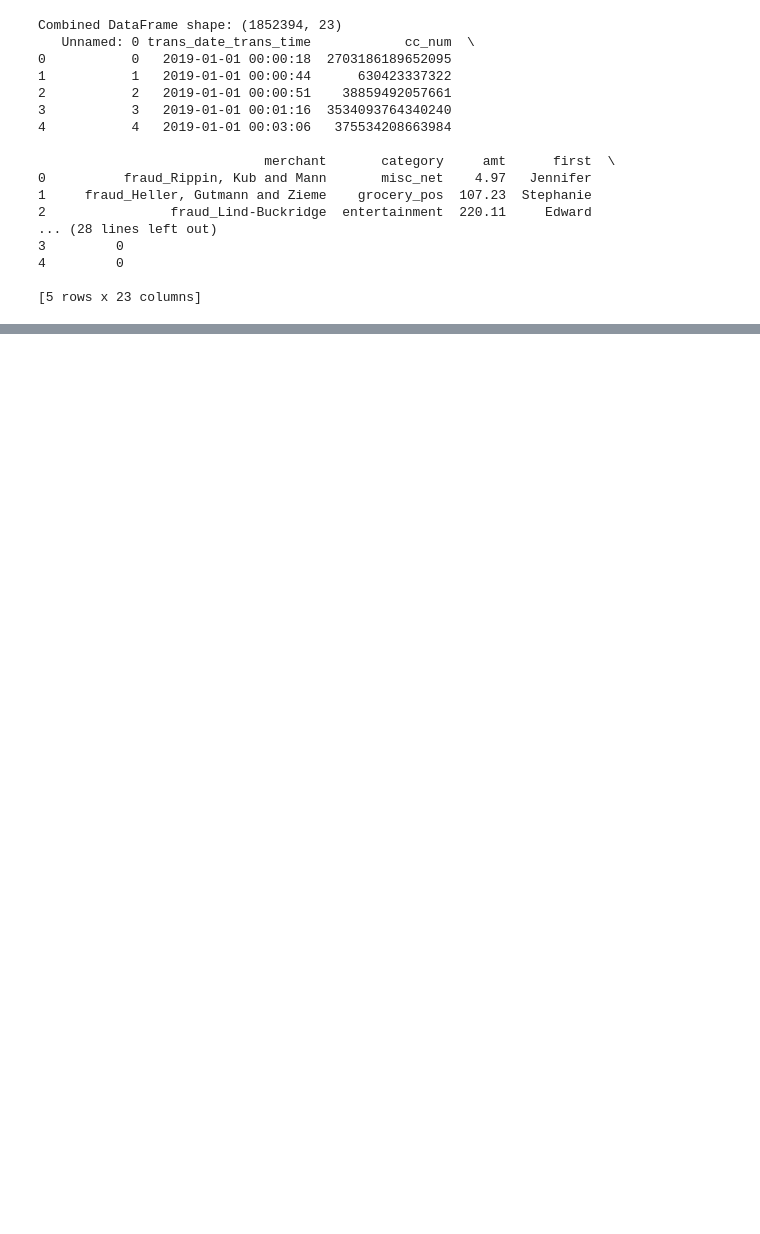
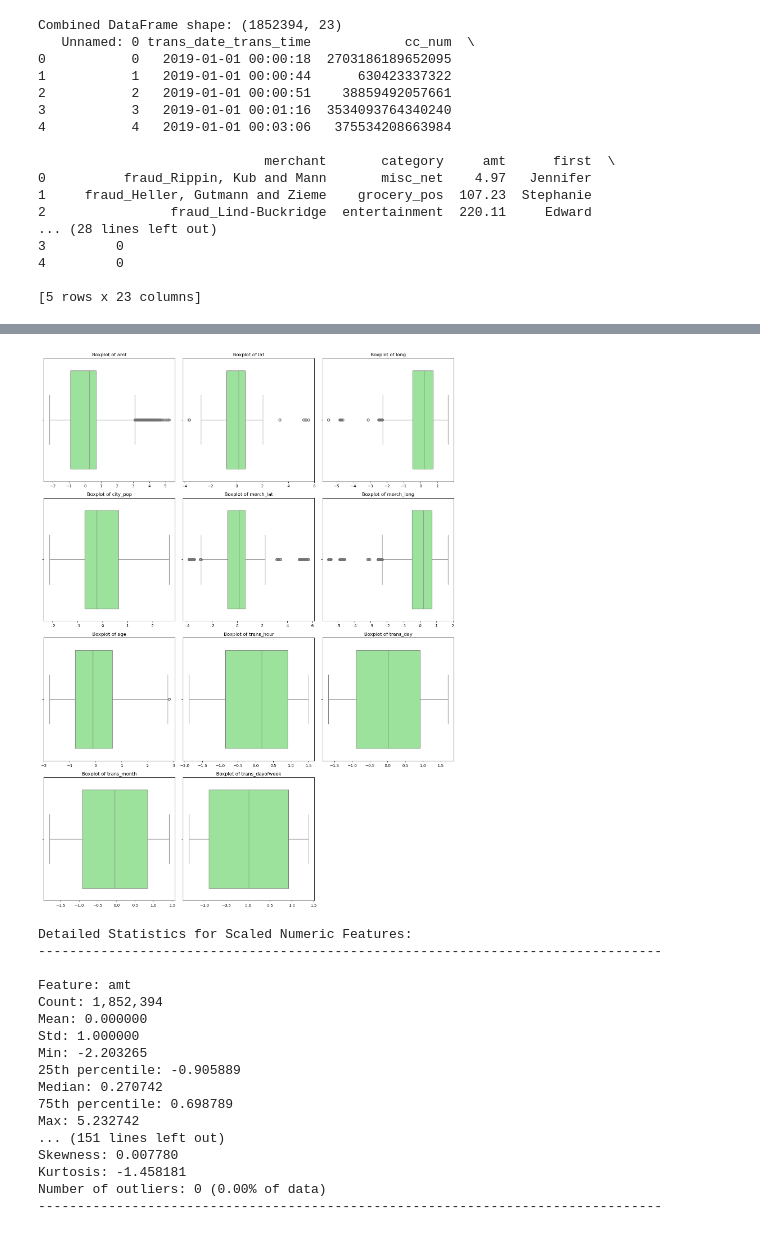
Before and after one commit to RaghuRamSatt/FraudFusion, a Jupyter notebook: Data_Preprocessing.ipynb, the cells around one changed output, grey strips where cells are left out. Cells and saved outputs as stored; diff of their text form; code cells hidden in the pictures; blank space fills up the shorter version.

```diff
--- a/Data_Preprocessing.ipynb
+++ b/Data_Preprocessing.ipynb
@@ -352,0 +471,68 @@ Combined DataFrame shape: (1852394, 23)
+# %%
+import matplotlib.pyplot as plt
+import seaborn as sns
+import pandas as pd
+import numpy as np
+
+# List of numeric features that were scaled
+num_features = ['amt', 'lat', 'long', 'city_pop', 'merch_lat', 'merch_long',
+                'age', 'trans_hour', 'trans_day', 'trans_month', 'trans_dayofweek']
+
+# Create boxplots
+plt.figure(figsize=(15, 20))
+for i, col in enumerate(num_features, 1):
+    plt.subplot(4, 3, i)
+    sns.boxplot(x=df[col], color='lightgreen')
+    plt.title(f"Boxplot of {col}")
+    plt.xlabel("")
+
+plt.tight_layout()
+plt.show()
+
+# Print detailed statistics for each feature
+print("Detailed Statistics for Scaled Numeric Features:")
+print("-" * 80)
+for col in num_features:
+    stats = df[col].describe()
+    iqr = stats['75%'] - stats['25%']
+    skew = df[col].skew()
+    kurtosis = df[col].kurtosis()
+
+    print(f"\nFeature: {col}")
+    print(f"Count: {stats['count']:,.0f}")
+    print(f"Mean: {stats['mean']:.6f}")
+    print(f"Std: {stats['std']:.6f}")
+    print(f"Min: {stats['min']:.6f}")
+    print(f"25th percentile: {stats['25%']:.6f}")
+    print(f"Median: {stats['50%']:.6f}")
+    print(f"75th percentile: {stats['75%']:.6f}")
+    print(f"Max: {stats['max']:.6f}")
+    print(f"IQR: {iqr:.6f}")
+    print(f"Skewness: {skew:.6f}")
+    print(f"Kurtosis: {kurtosis:.6f}")
+
+    # Calculate number of outliers
+    lower_bound = stats['25%'] - 1.5 * iqr
+    upper_bound = stats['75%'] + 1.5 * iqr
+    n_outliers = len(df[(df[col] < lower_bound) | (df[col] > upper_bound)])
+    print(f"Number of outliers: {n_outliers:,} ({(n_outliers/len(df)*100):.2f}% of data)")
+    print("-" * 80)
+# %% [output]
+[figure, added]
+Detailed Statistics for Scaled Numeric Features:
+--------------------------------------------------------------------------------
+
+Feature: amt
+Count: 1,852,394
+Mean: 0.000000
+Std: 1.000000
+Min: -2.203265
+25th percentile: -0.905889
+Median: 0.270742
+75th percentile: 0.698789
+Max: 5.232742
+... (151 lines left out)
+Skewness: 0.007780
+Kurtosis: -1.458181
+Number of outliers: 0 (0.00% of data)
+--------------------------------------------------------------------------------
```
Also changed, not shown: parts of 37 cells of this notebook, 3 other files.
